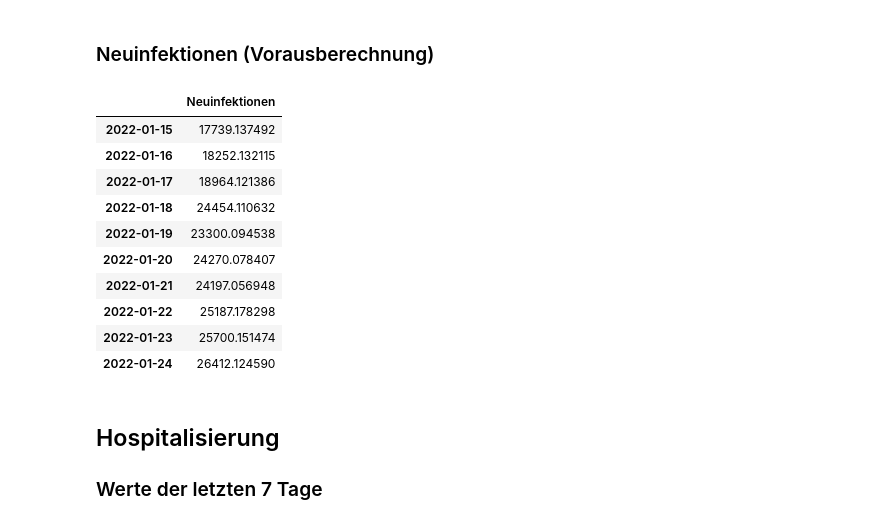
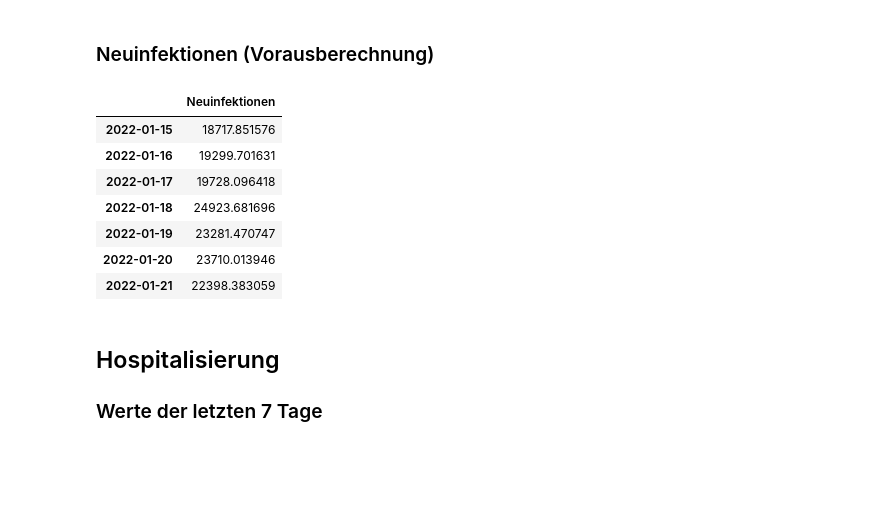
Before and after one commit to schletz/Pos5xhif, a Jupyter notebook: CovidAuswertung/covid_auswertung.ipynb, the cells around one changed output. Cells and saved outputs as stored; diff of their text form; code cells hidden in the pictures; blank space fills up the shorter version.

```diff
--- a/CovidAuswertung/covid_auswertung.ipynb
+++ b/CovidAuswertung/covid_auswertung.ipynb
@@ -113,21 +113,18 @@ plt.show()
 # %% [markdown]
 ### Neuinfektionen (Vorausberechnung)
 # %%
-infektionen = data.loc[data["Name"] == "Österreich", "Neuinfektionen"].tail(14)
-fcst = STLForecast(infektionen, ARIMA, period=7, model_kwargs={"order": (2, 1, 0)}).fit().forecast(10)
+infektionen = data.loc[data["Name"] == "Österreich", "Neuinfektionen"].tail(15)
+fcst = STLForecast(infektionen, ARIMA, period=7, model_kwargs={"order": (2, 1, 0)}).fit().forecast(7)
 pd.DataFrame(fcst, columns = ["Neuinfektionen"])
 # %% [output]
 |  | Neuinfektionen |
-| 2022-01-15 | 17739.137492 |
-| 2022-01-16 | 18252.132115 |
-| 2022-01-17 | 18964.121386 |
-| 2022-01-18 | 24454.110632 |
-| 2022-01-19 | 23300.094538 |
-| 2022-01-20 | 24270.078407 |
-| 2022-01-21 | 24197.056948 |
-| 2022-01-22 | 25187.178298 |
-| 2022-01-23 | 25700.151474 |
-| 2022-01-24 | 26412.124590 |
+| 2022-01-15 | 18717.851576 |
+| 2022-01-16 | 19299.701631 |
+| 2022-01-17 | 19728.096418 |
+| 2022-01-18 | 24923.681696 |
+| 2022-01-19 | 23281.470747 |
+| 2022-01-20 | 23710.013946 |
+| 2022-01-21 | 22398.383059 |
 # %% [markdown]
 ## Hospitalisierung
 ### Werte der letzten 7 Tage
```
Also changed, not shown: 2 other files.
